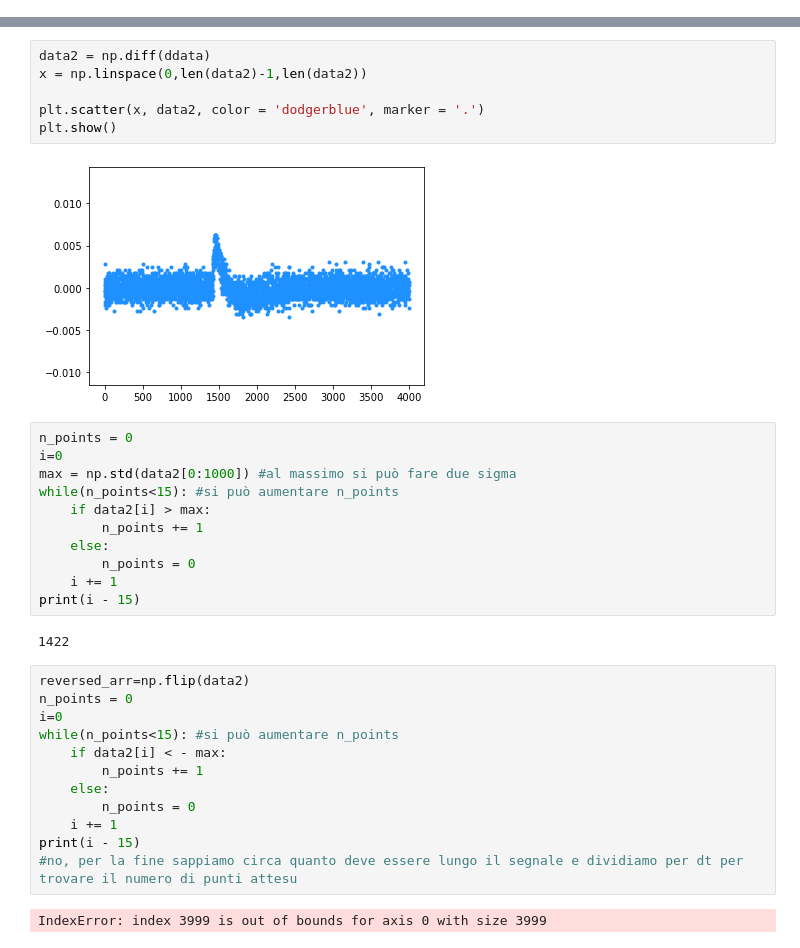
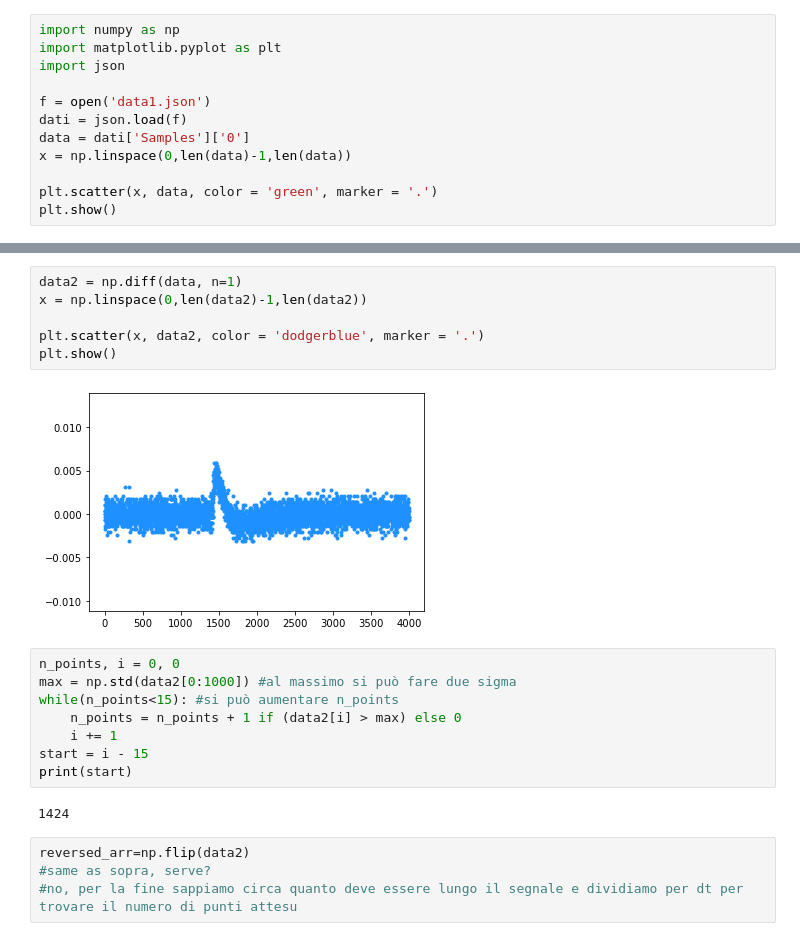
Before and after one commit to biqute/QTLab2122, a Jupyter notebook: SingleIRsource/test.ipynb, the cells around one changed output, grey strips where cells are left out. Drawn from its saved outputs; the diff is of its cells as text.

```diff
--- a/SingleIRsource/test.ipynb
+++ b/SingleIRsource/test.ipynb
@@ -12,0 +1,12 @@ plt.show()
+# %%
+import numpy as np
+import matplotlib.pyplot as plt
+import json
+
+f = open('data1.json')
+dati = json.load(f)
+data = dati['Samples']['0']
+x = np.linspace(0,len(data)-1,len(data))
+
+plt.scatter(x, data, color = 'green', marker = '.')
+plt.show()
@@ -13,35 +15,22 @@ plt.show()
 # %%
-data2 = np.diff(ddata)
+data2 = np.diff(data, n=1)
 x = np.linspace(0,len(data2)-1,len(data2))
 
 plt.scatter(x, data2, color = 'dodgerblue', marker = '.')
 plt.show()
 # %% [output]
-[figure, old version]
+[figure, new version]
 # %%
-n_points = 0
-i=0
+n_points, i = 0, 0
 max = np.std(data2[0:1000]) #al massimo si può fare due sigma
 while(n_points<15): #si può aumentare n_points
-    if data2[i] > max:
-        n_points += 1
-    else:
-        n_points = 0
+    n_points = n_points + 1 if (data2[i] > max) else 0
     i += 1
-print(i - 15)
+start = i - 15
+print(start)
 # %% [output]
-1422
+1424
 # %%
 reversed_arr=np.flip(data2)
-n_points = 0
-i=0
-while(n_points<15): #si può aumentare n_points
-    if data2[i] < - max:
-        n_points += 1
-    else:
-        n_points = 0
-    i += 1
-print(i - 15)
+#same as sopra, serve?
 #no, per la fine sappiamo circa quanto deve essere lungo il segnale e dividiamo per dt per trovare il numero di punti attesu
-# %% [output]
-IndexError: index 3999 is out of bounds for axis 0 with size 3999
```
Also changed, not shown: parts of 6 cells of this notebook.
